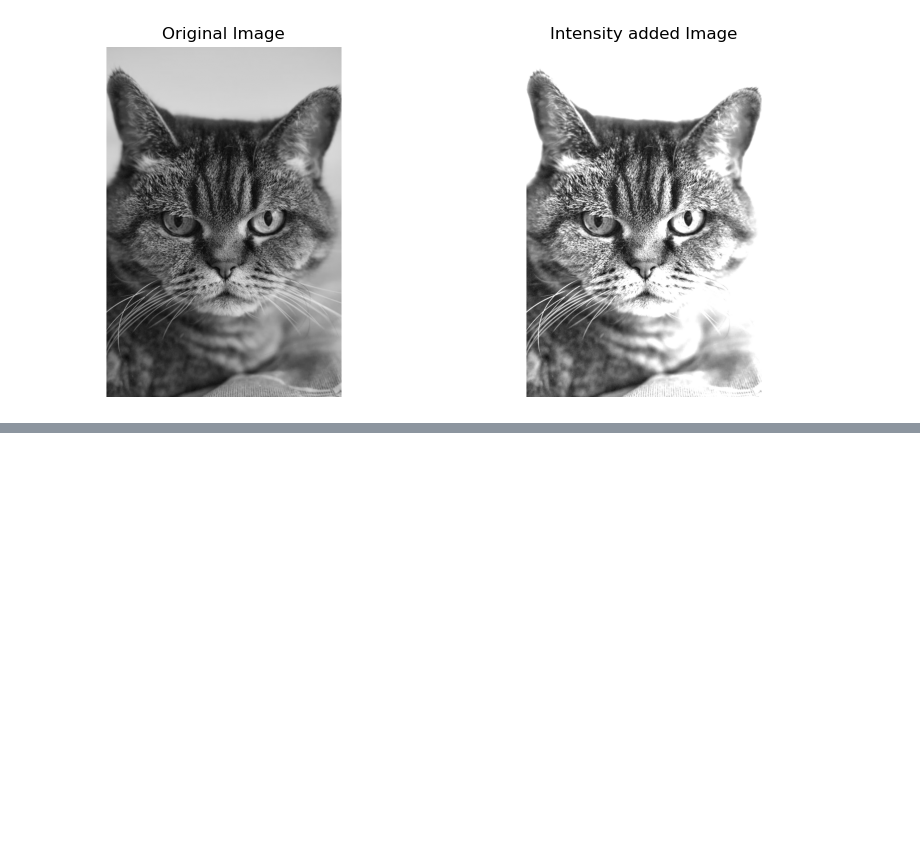
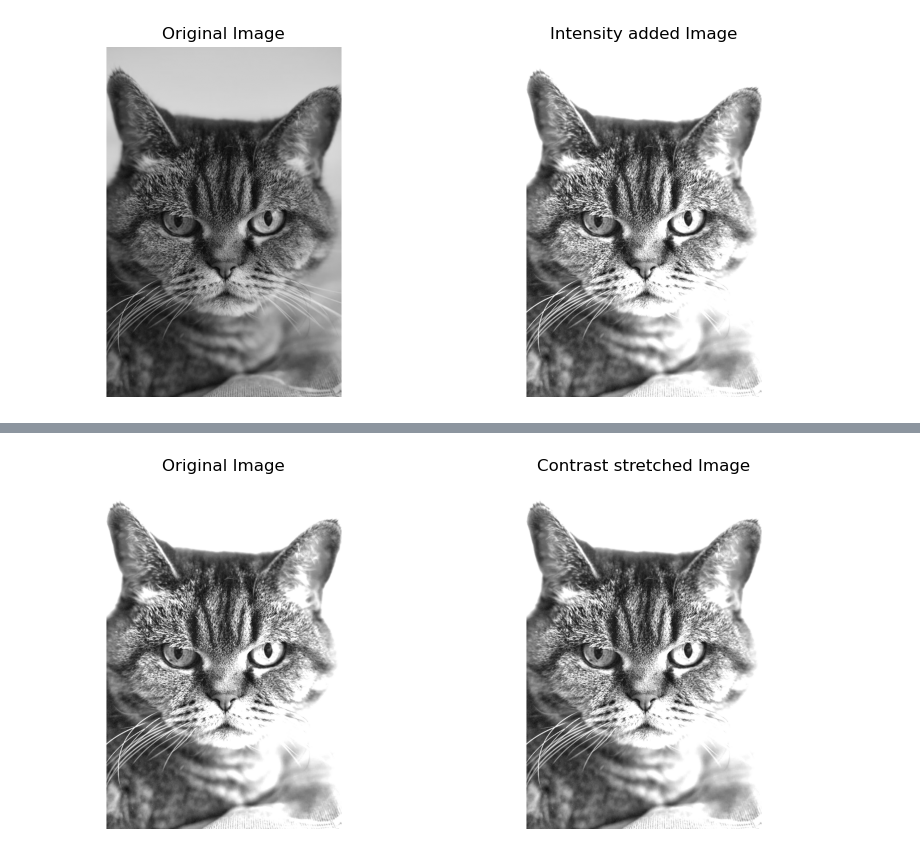
Before and after one commit to mdshiblinoman/Digital-Image-Processing-Lab, a Jupyter notebook: intensity_trasformation.ipynb, the cells around one changed output, grey strips where cells are left out. Saved outputs shown, nothing was run; the diff lists cells and outputs as text; code cells hidden in the pictures; blank space fills up the shorter version.

```diff
--- a/intensity_trasformation.ipynb
+++ b/intensity_trasformation.ipynb
@@ -49,0 +68,7 @@ show_pair(I, Id1, "Original Image", "Intensity added Image", left_gray=True, rig
+# %%
+# Contrast stretching
+I_contrast = cv2.add(I, 100)
+J = cv2.normalize(I_contrast, None, alpha=0, beta=255, norm_type=cv2.NORM_MINMAX)
+show_pair(I_contrast, J, "Original Image", "Contrast stretched Image", left_gray=True, right_gray=True)
+# %% [output]
+[figure, added]
```
Also changed, not shown: parts of 3 cells of this notebook, 1 other file.
